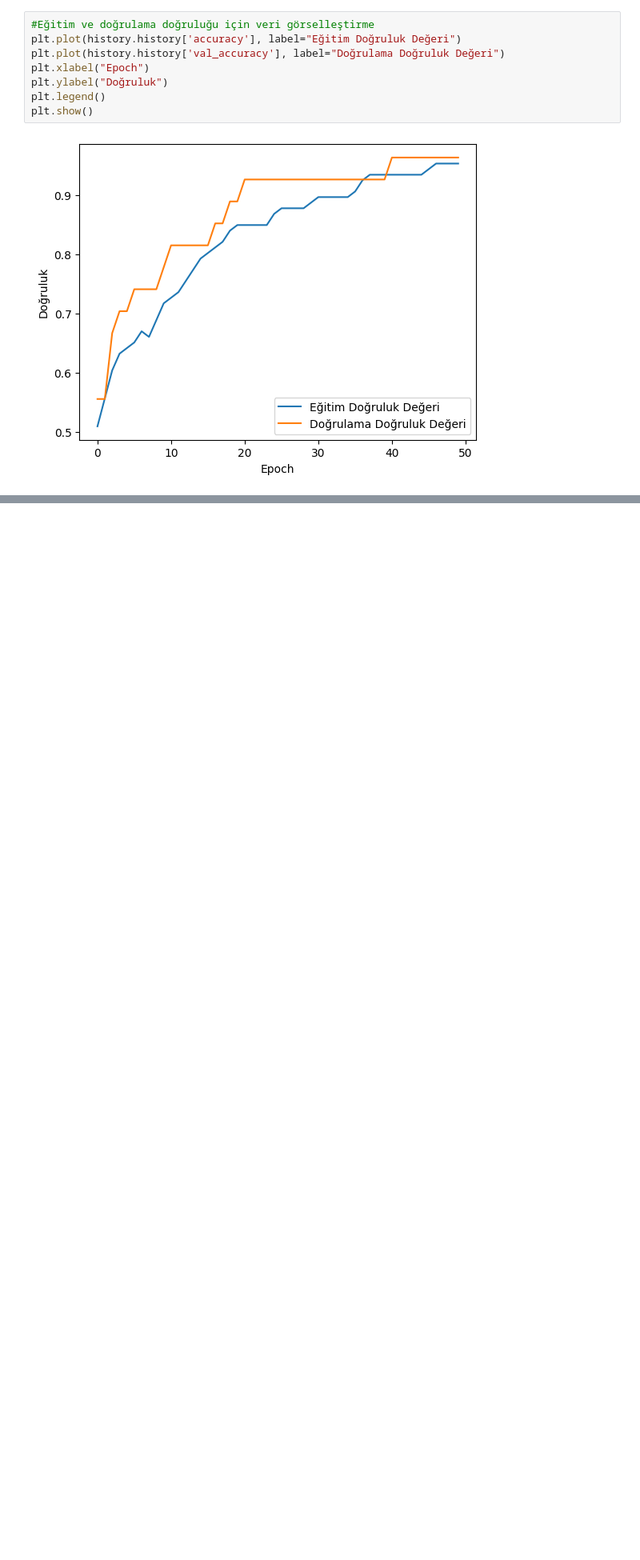
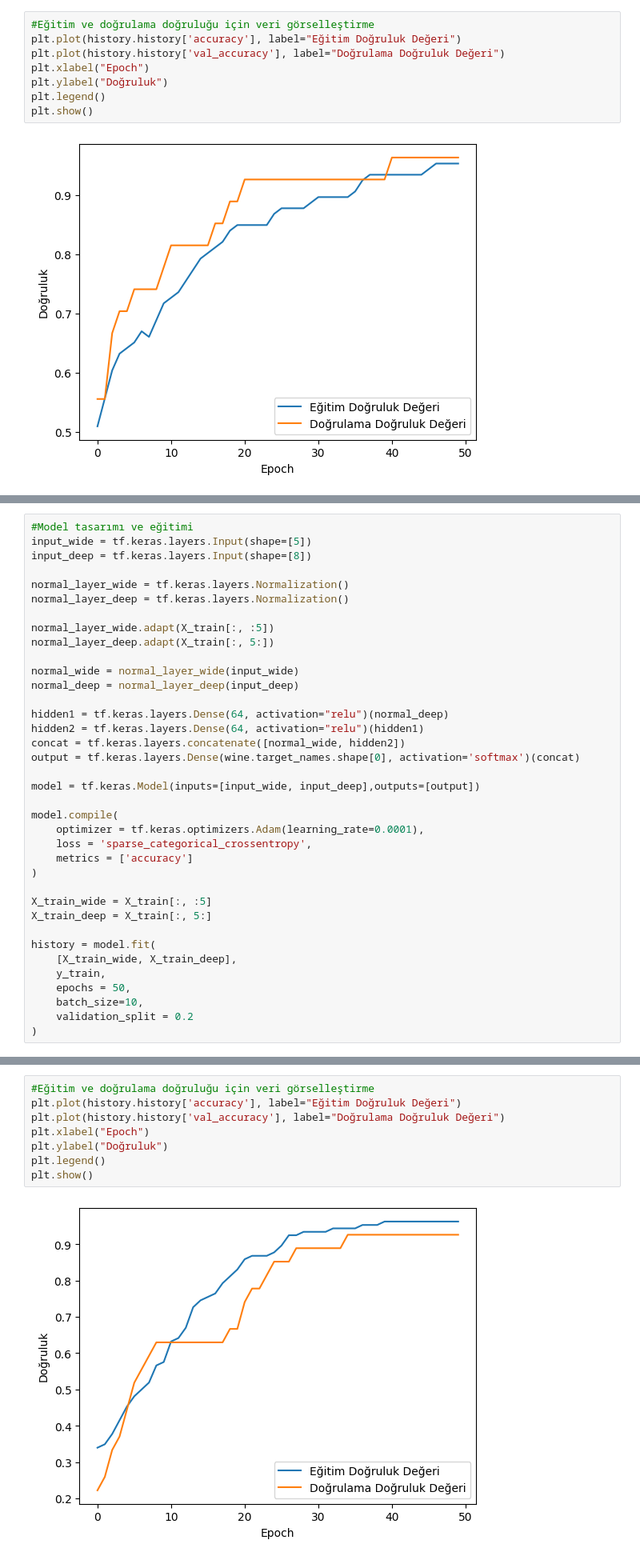
Before and after one commit to digdemorhan/Keras_With_Examples_For_Deep_Learning, a Jupyter notebook: KerasFunctionalAPIExample.ipynb, the cells around one changed output, grey strips where cells are left out. Shown at 80% size. Cells and saved outputs as stored; diff of their text form; blank space fills up the shorter version.

```diff
--- a/KerasFunctionalAPIExample.ipynb
+++ b/KerasFunctionalAPIExample.ipynb
@@ -130,0 +133,37 @@ plt.show()
+# %%
+#Model tasarımı ve eğitimi
+input_wide = tf.keras.layers.Input(shape=[5])
+input_deep = tf.keras.layers.Input(shape=[8])
+
+normal_layer_wide = tf.keras.layers.Normalization()
+normal_layer_deep = tf.keras.layers.Normalization()
+
+normal_layer_wide.adapt(X_train[:, :5])
+normal_layer_deep.adapt(X_train[:, 5:])
+
+normal_wide = normal_layer_wide(input_wide)
+normal_deep = normal_layer_deep(input_deep)
+
+hidden1 = tf.keras.layers.Dense(64, activation="relu")(normal_deep)
+hidden2 = tf.keras.layers.Dense(64, activation="relu")(hidden1)
+concat = tf.keras.layers.concatenate([normal_wide, hidden2])
+output = tf.keras.layers.Dense(wine.target_names.shape[0], activation='softmax')(concat)
+
+model = tf.keras.Model(inputs=[input_wide, input_deep],outputs=[output])
+
+model.compile(
+    optimizer = tf.keras.optimizers.Adam(learning_rate=0.0001),
+    loss = 'sparse_categorical_crossentropy',
+    metrics = ['accuracy']
+)
+
+X_train_wide = X_train[:, :5]
+X_train_deep = X_train[:, 5:]
+
+history = model.fit(
+    [X_train_wide, X_train_deep],
+    y_train,
+    epochs = 50,
+    batch_size=10,
+    validation_split = 0.2
+)
@@ -130,0 +220,10 @@ plt.show()
+# %%
+#Eğitim ve doğrulama doğruluğu için veri görselleştirme
+plt.plot(history.history['accuracy'], label="Eğitim Doğruluk Değeri")
+plt.plot(history.history['val_accuracy'], label="Doğrulama Doğruluk Değeri")
+plt.xlabel("Epoch")
+plt.ylabel("Doğruluk")
+plt.legend()
+plt.show()
+# %% [output]
+[figure, added]
```
Also changed, not shown: parts of 10 cells of this notebook.
